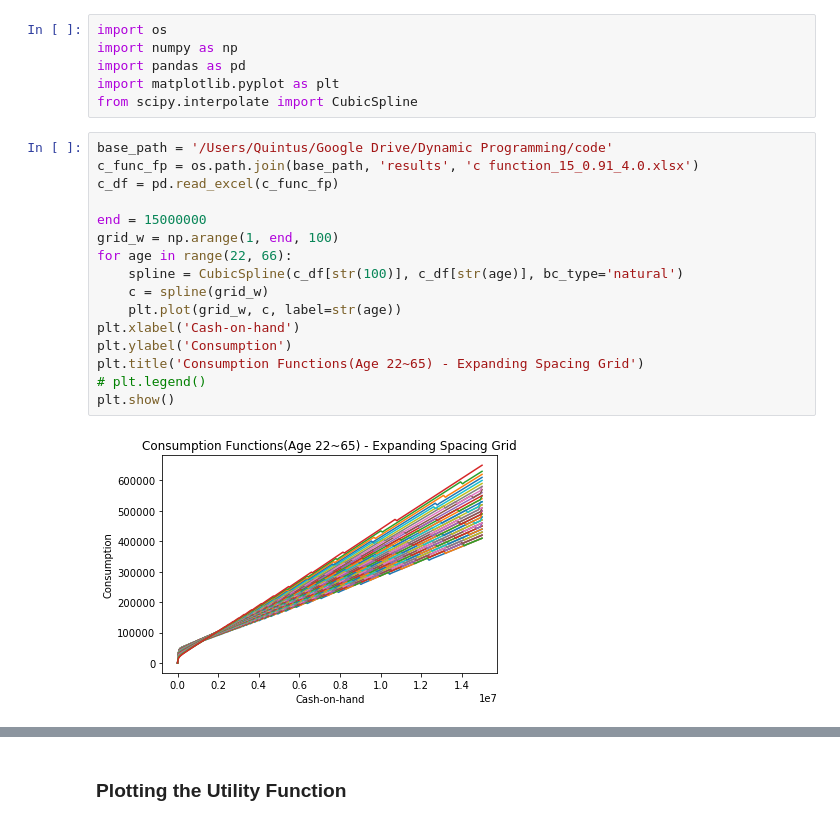
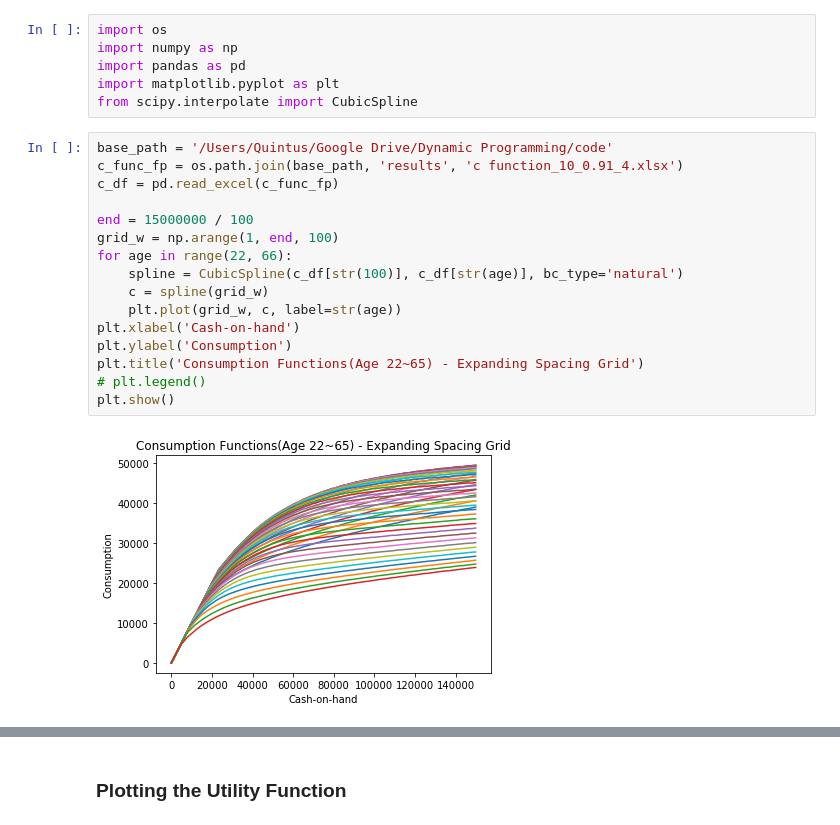
Before and after one commit to Quintus-Zhang/Tracer, a Jupyter notebook: jupyter/expanding_grid.ipynb, the cells around one changed output, grey strips where cells are left out. Drawn from its saved outputs; the diff is of its cells as text.

```diff
--- a/jupyter/expanding_grid.ipynb
+++ b/jupyter/expanding_grid.ipynb
@@ -6,22 +6,22 @@ import matplotlib.pyplot as plt
 from scipy.interpolate import CubicSpline
 # %%
 base_path = '/Users/Quintus/Google Drive/Dynamic Programming/code'
-c_func_fp = os.path.join(base_path, 'results', 'c function_15_0.91_4.0.xlsx')
+c_func_fp = os.path.join(base_path, 'results', 'c function_10_0.91_4.xlsx')
 c_df = pd.read_excel(c_func_fp)
 
-end = 15000000
+end = 15000000 / 100
 grid_w = np.arange(1, end, 100)
 for age in range(22, 66):
     spline = CubicSpline(c_df[str(100)], c_df[str(age)], bc_type='natural')
     c = spline(grid_w)
     plt.plot(grid_w, c, label=str(age))
 plt.xlabel('Cash-on-hand')
 plt.ylabel('Consumption')
 plt.title('Consumption Functions(Age 22~65) - Expanding Spacing Grid')
 # plt.legend()
 plt.show()
 # %% [output]
-[figure, old version]
+[figure, new version]
 # %%
 grid_w = np.arange(1, end, 100)
 
```
Also changed, not shown: parts of 1 cell of this notebook, 2 other files.
